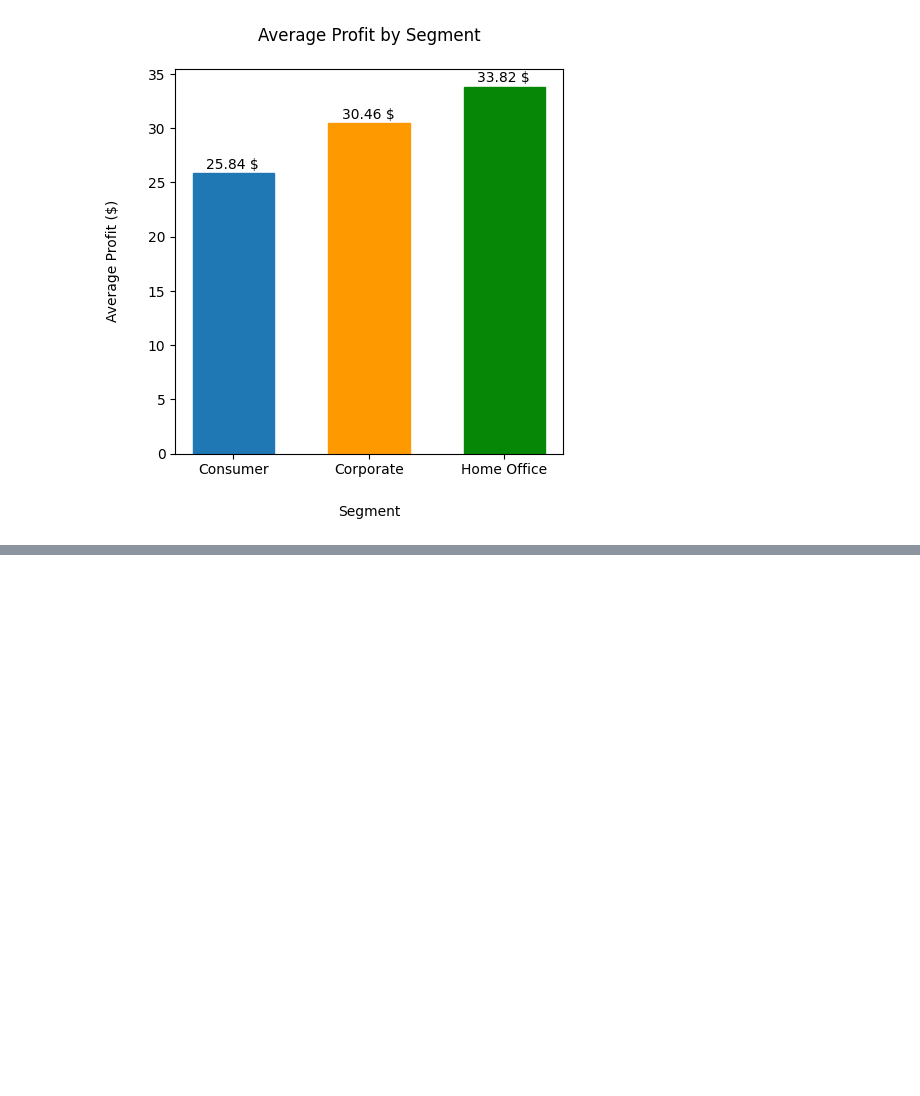
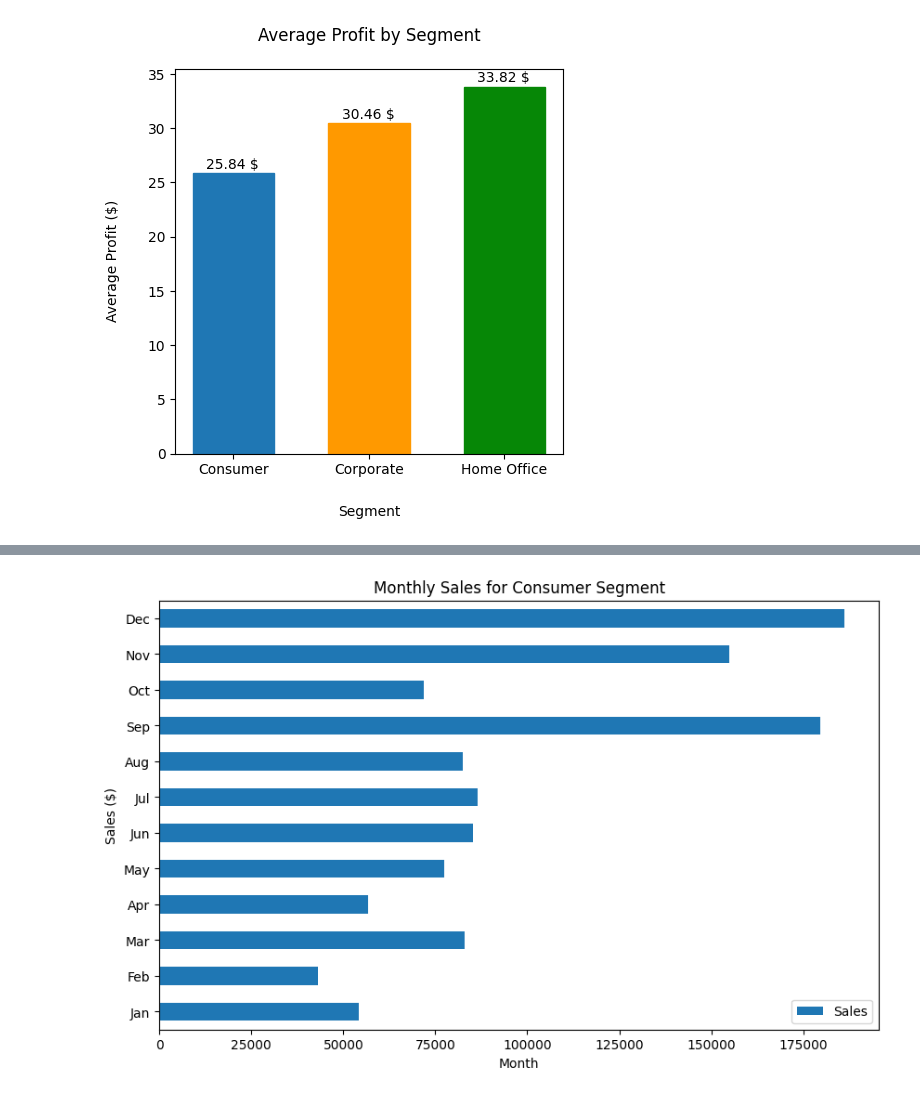
Before and after one commit to manipuppeteer/Data-Analysis-Project-DataCraft, a Jupyter notebook: superstore_sales/sales_analyis.ipynb, the cells around one changed output, grey strips where cells are left out. Cells and saved outputs as stored; diff of their text form; code cells hidden in the pictures; blank space fills up the shorter version.

```diff
--- a/superstore_sales/sales_analyis.ipynb
+++ b/superstore_sales/sales_analyis.ipynb
@@ -145,0 +172,17 @@ plt.show()
+# %%
+# Create figure and axes first
+fig, ax = plt.subplots(figsize=(10, 6))
+month_names = ['Jan', 'Feb', 'Mar', 'Apr', 'May', 'Jun', 'Jul', 'Aug', 'Sep', 'Oct', 'Nov', 'Dec']
+
+monthly_sales = df.query("(Segment == 'Consumer')").groupby('Ship Month').agg({'Sales':'sum'})
+monthly_sales.index = month_names
+monthly_sales.plot(kind='barh', ax=ax)
+
+# Customize the plot
+ax.set_title('Monthly Sales for Consumer Segment')
+ax.set_ylabel('Sales ($)')
+ax.set_xlabel('Month')
+
+plt.show()
+# %% [output]
+[figure, added]
```
Also changed, not shown: parts of 11 cells of this notebook, 1 other file.
